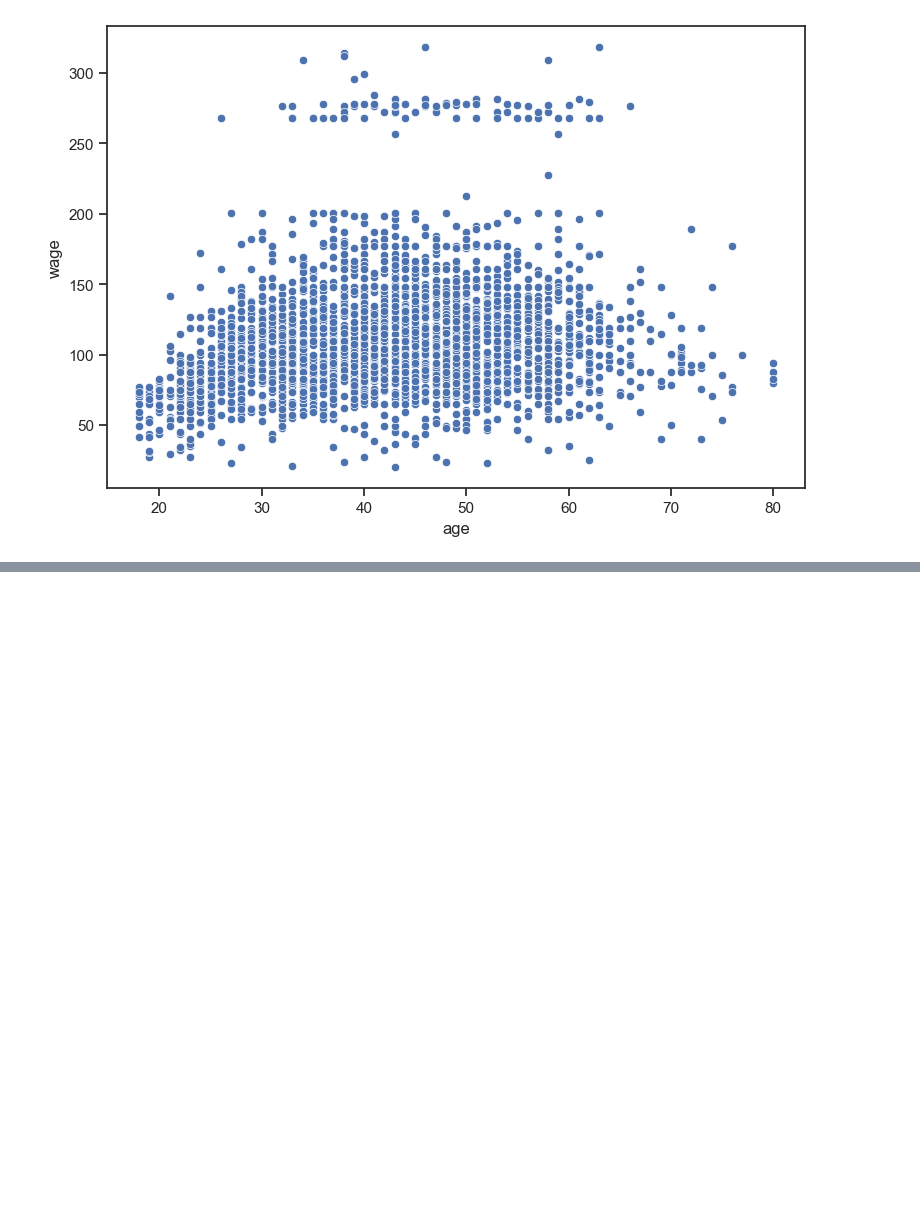
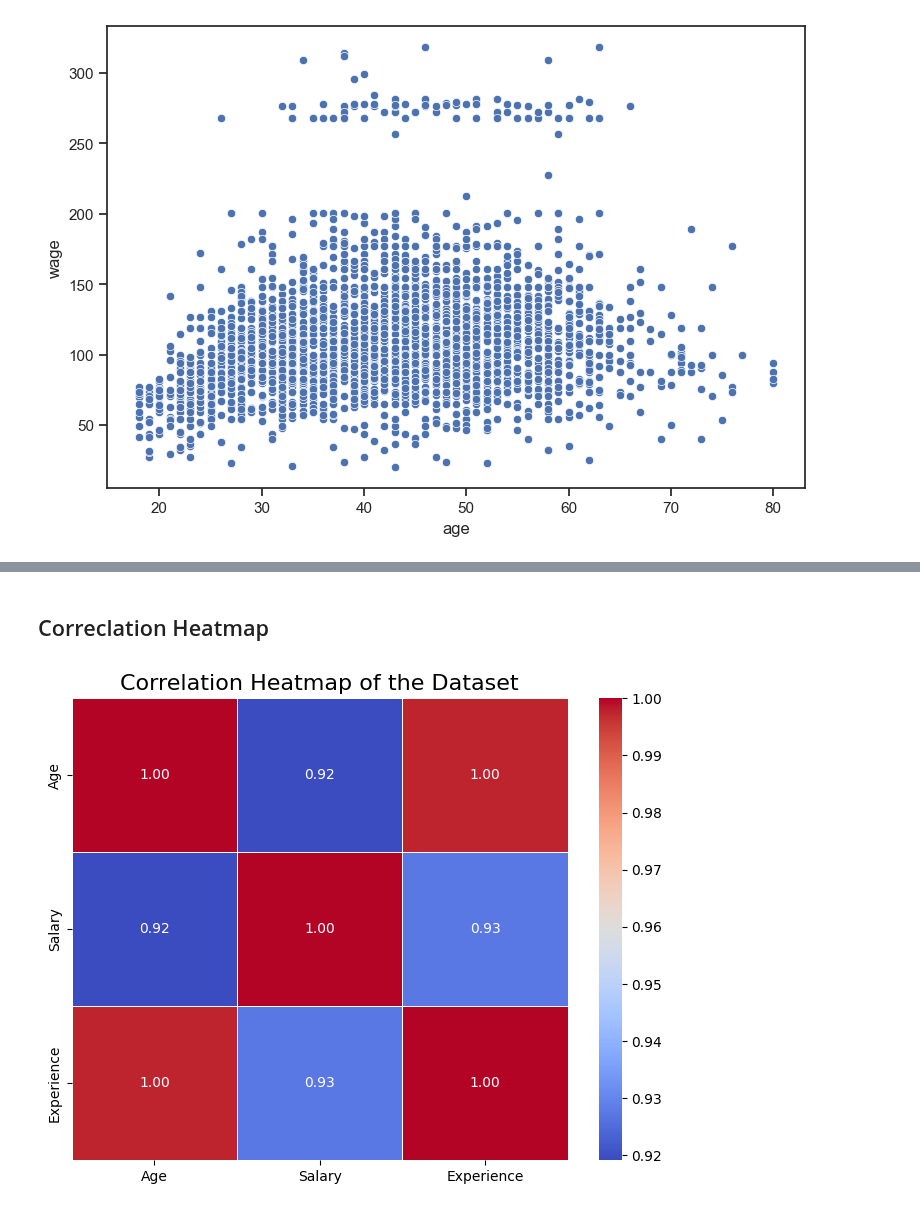
Before and after one commit to jarix/Python_Snippets, a Jupyter notebook: seaborn_101.ipynb, the cells around one changed output, grey strips where cells are left out. Saved outputs shown, nothing was run; the diff lists cells and outputs as text; code cells hidden in the pictures; blank space fills up the shorter version.

Commit message:
Seaborn examples

```diff
--- a/seaborn_101.ipynb
+++ b/seaborn_101.ipynb
@@ -176,0 +197,23 @@ sns.scatterplot(x="age", y="wage", data=df)
+# %% [markdown]
+## Correclation Heatmap
+# %%
+# Example DataFrame
+data = {
+    'Age': [25, 30, 35, 40, 45],
+    'Salary': [50000, 60000, 55000, 70000, 80000],
+    'Experience': [2, 5, 7, 10, 12]
+}
+df = pd.DataFrame(data)
+
+# Compute the correlation matrix
+correlation_matrix = df.corr()
+
+# Generate a heatmap
+plt.figure(figsize=(8, 6))
+sns.heatmap(correlation_matrix, annot=True, cmap='coolwarm', fmt='.2f', linewidths=0.5)
+
+# Customize the plot
+plt.title("Correlation Heatmap of the Dataset", fontsize=16)
+plt.show()
+# %% [output]
+[figure, added]
```
Also changed, not shown: parts of 2 cells of this notebook.
